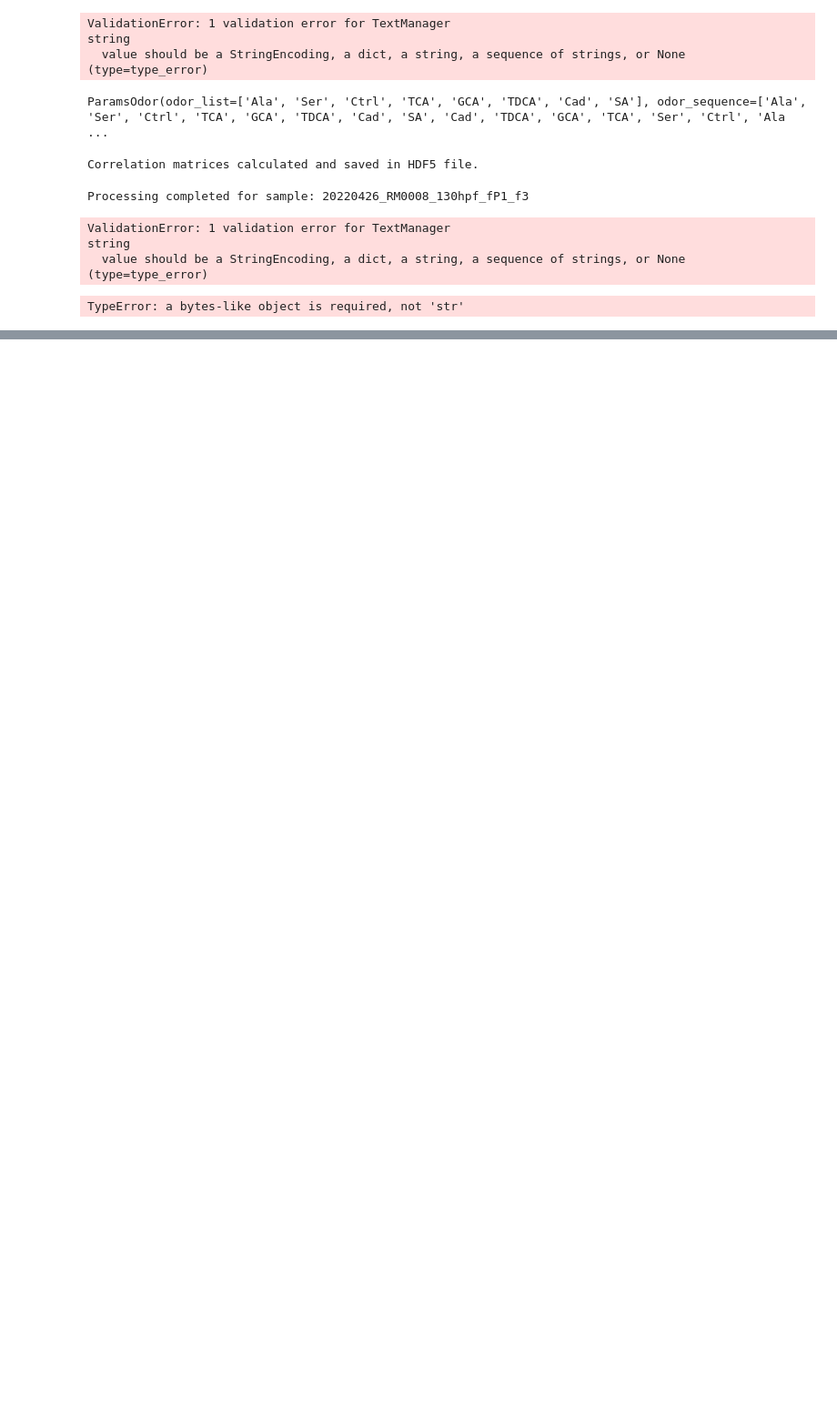
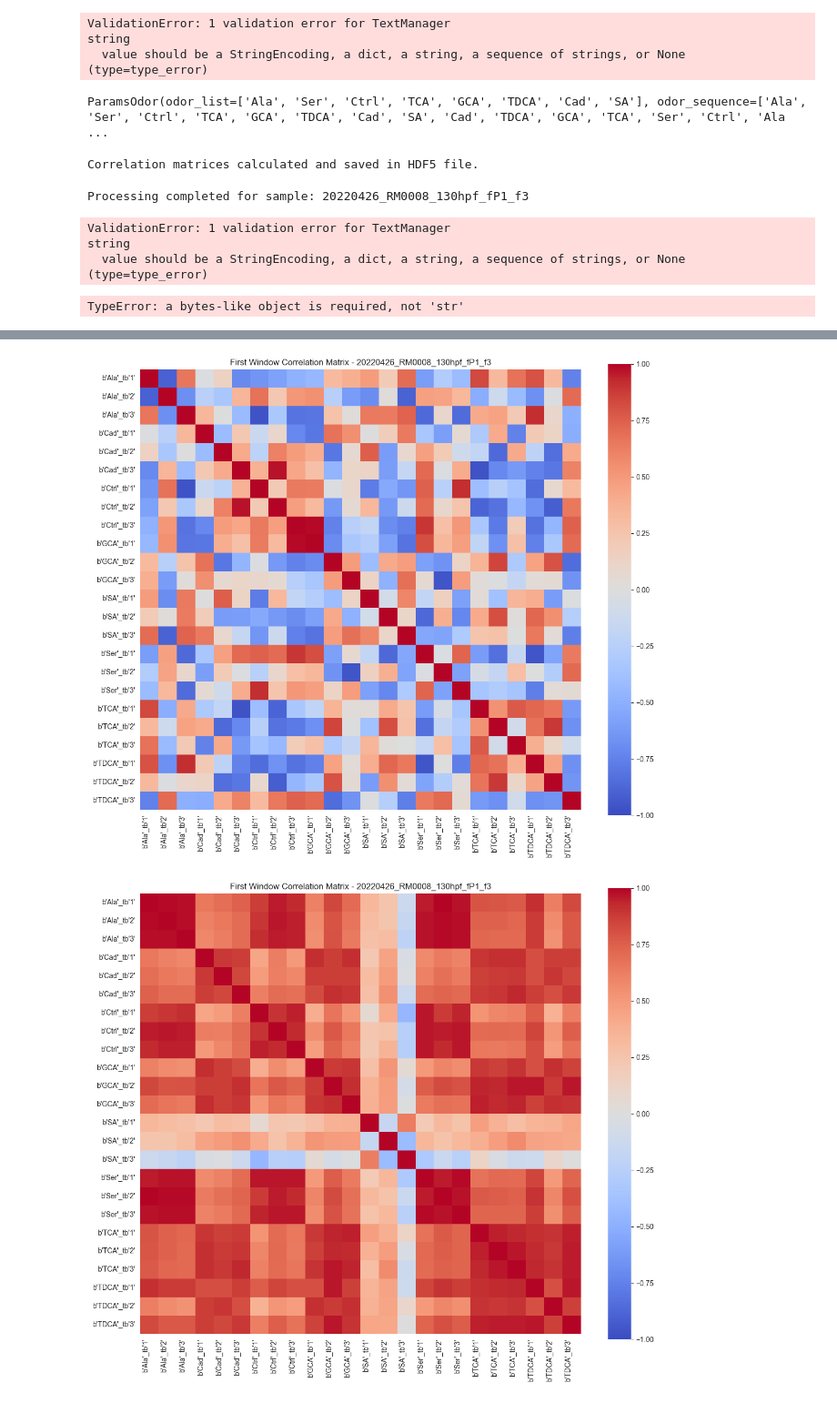
Before and after one commit to ruth3004/samplePy, a Jupyter notebook: notebooks/13_analyze_correlation_lm_traces.ipynb, the cells around one changed output, grey strips where cells are left out. Shown at 91% size. Cells and saved outputs as stored; diff of their text form; code cells hidden in the pictures; blank space fills up the shorter version.

```diff
--- a/notebooks/13_analyze_correlation_lm_traces.ipynb
+++ b/notebooks/13_analyze_correlation_lm_traces.ipynb
@@ -551,0 +710,19 @@ TypeError: a bytes-like object is required, not 'str'
+# %%
+# Compute correlation matrices
+correlation_matrix_before_stim = compute_correlation_matrix(averaged_traces[:, stim_on_f-10: stim_on_f-5])
+correlation_matrix_during_stim = compute_correlation_matrix(averaged_traces[:, stim_on_f: stim_off_f])
+correlation_matrix_after_stim = compute_correlation_matrix(averaged_traces[:, stim_off_f: stim_off_f+5])
+plot_correlation_matrix(correlation_matrix_before_stim, averaged_labels,
+                        f"First Window Correlation Matrix - {exp.sample.id}",
+                        os.path.join(report_folder, f'{STEP_NAME}_first_{exp.sample.id}.png'))
+
+plot_correlation_matrix(correlation_matrix_during_stim, averaged_labels,
+                        f"First Window Correlation Matrix - {exp.sample.id}",
+                        os.path.join(report_folder, f'{STEP_NAME}_first_{exp.sample.id}.png'))
+
+plot_correlation_matrix(correlation_matrix_after_stim, averaged_labels,
+                        f"First Window Correlation Matrix - {exp.sample.id}",
+                        os.path.join(report_folder, f'{STEP_NAME}_first_{exp.sample.id}.png'))
+# %% [output]
+[figure, added]
+[figure, added]
```
Also changed, not shown: parts of 8 cells of this notebook, 33 other files.
